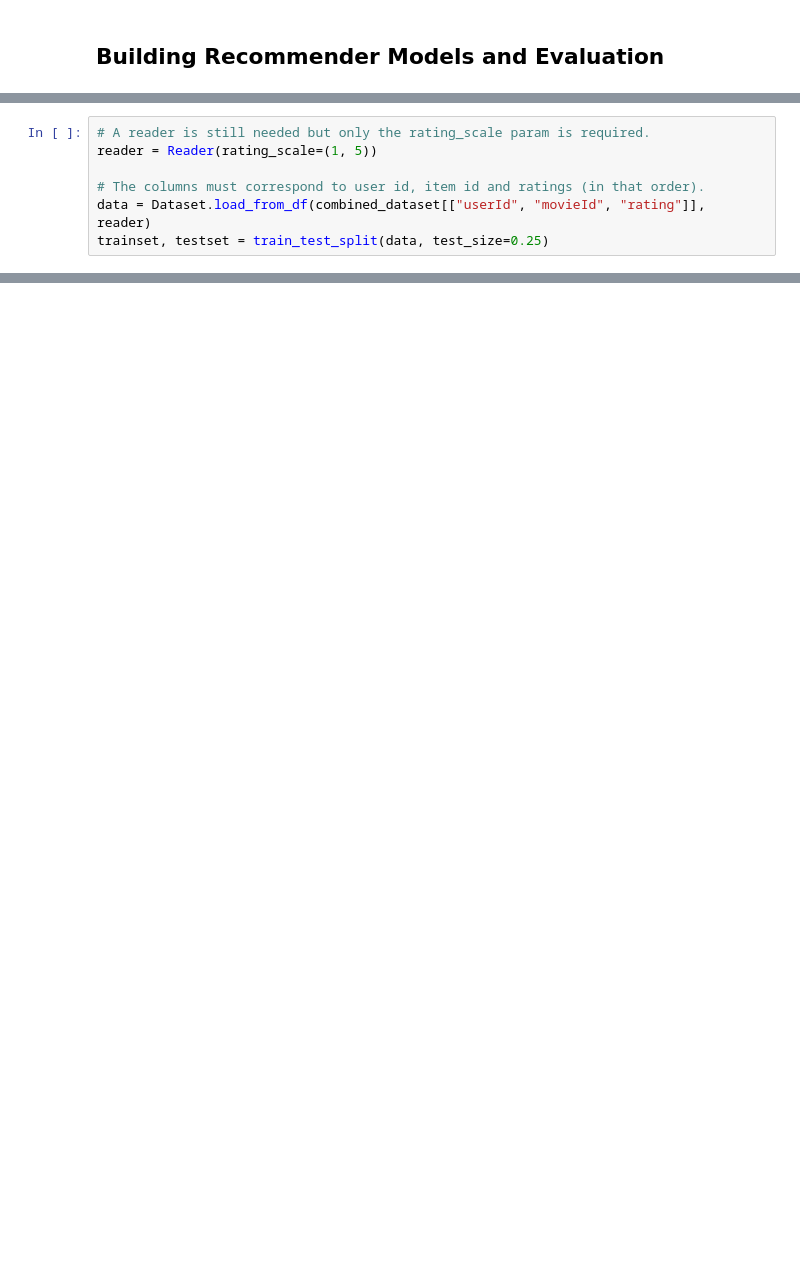
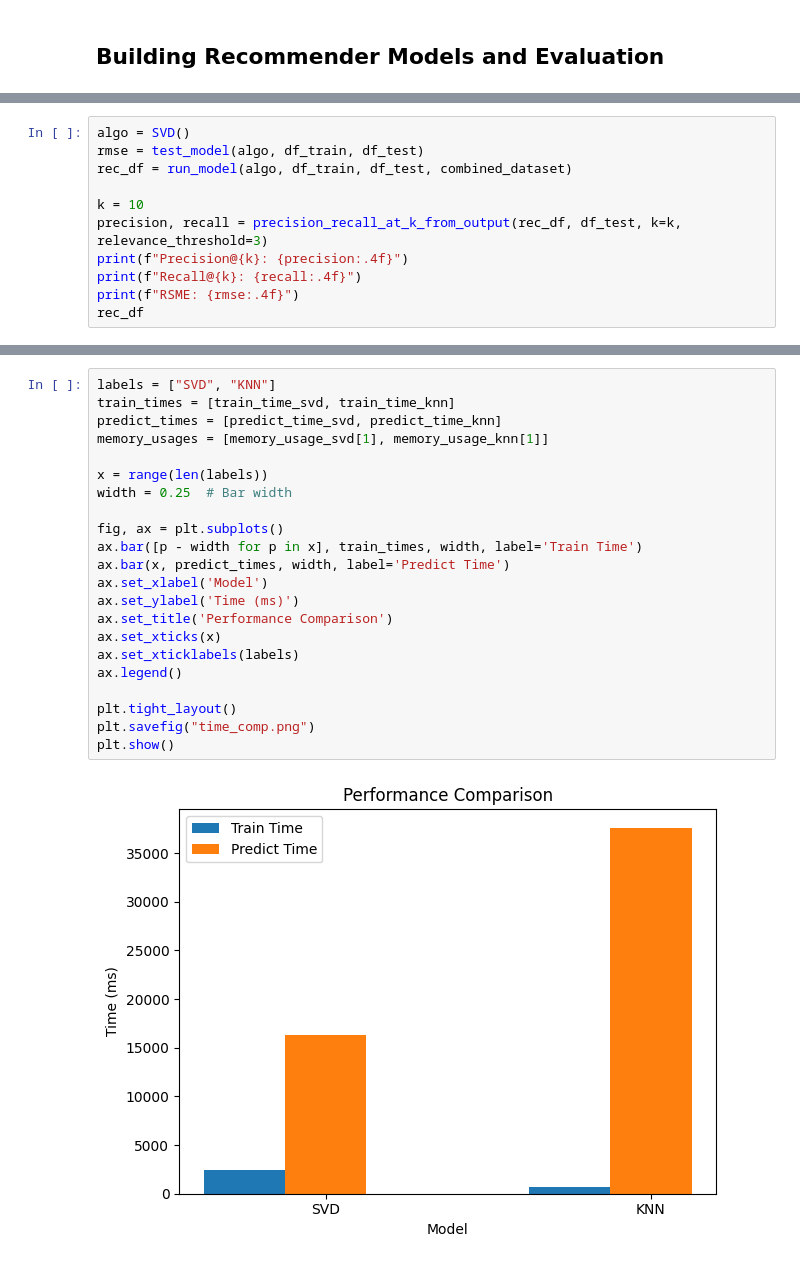
Before and after one commit to SteinVandenbroeke/Data_mining_projects, a Jupyter notebook: Assignment3/Assignment3.ipynb, the cells around one changed output, grey strips where cells are left out. Drawn from its saved outputs; the diff is of its cells as text; blank space fills up the shorter version.

```diff
--- a/Assignment3/Assignment3.ipynb
+++ b/Assignment3/Assignment3.ipynb
@@ -386,7 +370,0 @@ run_model(combined_dataset, ratings_test, combined_dataset)
-# %%
-# A reader is still needed but only the rating_scale param is required.
-reader = Reader(rating_scale=(1, 5))
-
-# The columns must correspond to user id, item id and ratings (in that order).
-data = Dataset.load_from_df(combined_dataset[["userId", "movieId", "rating"]], reader)
-trainset, testset = train_test_split(data, test_size=0.25)
@@ -394,0 +371,11 @@ trainset, testset = train_test_split(data, test_size=0.25)
+# %%
+algo = SVD()
+rmse = test_model(algo, df_train, df_test)
+rec_df = run_model(algo, df_train, df_test, combined_dataset)
+
+k = 10
+precision, recall = precision_recall_at_k_from_output(rec_df, df_test, k=k, relevance_threshold=3)
+print(f"Precision@{k}: {precision:.4f}")
+print(f"Recall@{k}: {recall:.4f}")
+print(f"RSME: {rmse:.4f}")
+rec_df
@@ -394,0 +622,24 @@ trainset, testset = train_test_split(data, test_size=0.25)
+# %%
+labels = ["SVD", "KNN"]
+train_times = [train_time_svd, train_time_knn]
+predict_times = [predict_time_svd, predict_time_knn]
+memory_usages = [memory_usage_svd[1], memory_usage_knn[1]]
+
+x = range(len(labels))
+width = 0.25  # Bar width
+
+fig, ax = plt.subplots()
+ax.bar([p - width for p in x], train_times, width, label='Train Time')
+ax.bar(x, predict_times, width, label='Predict Time')
+ax.set_xlabel('Model')
+ax.set_ylabel('Time (ms)')
+ax.set_title('Performance Comparison')
+ax.set_xticks(x)
+ax.set_xticklabels(labels)
+ax.legend()
+
+plt.tight_layout()
+plt.savefig("time_comp.png")
+plt.show()
+# %% [output]
+[figure, added]
```
Also changed, not shown: parts of 32 cells of this notebook, 4 other files.
